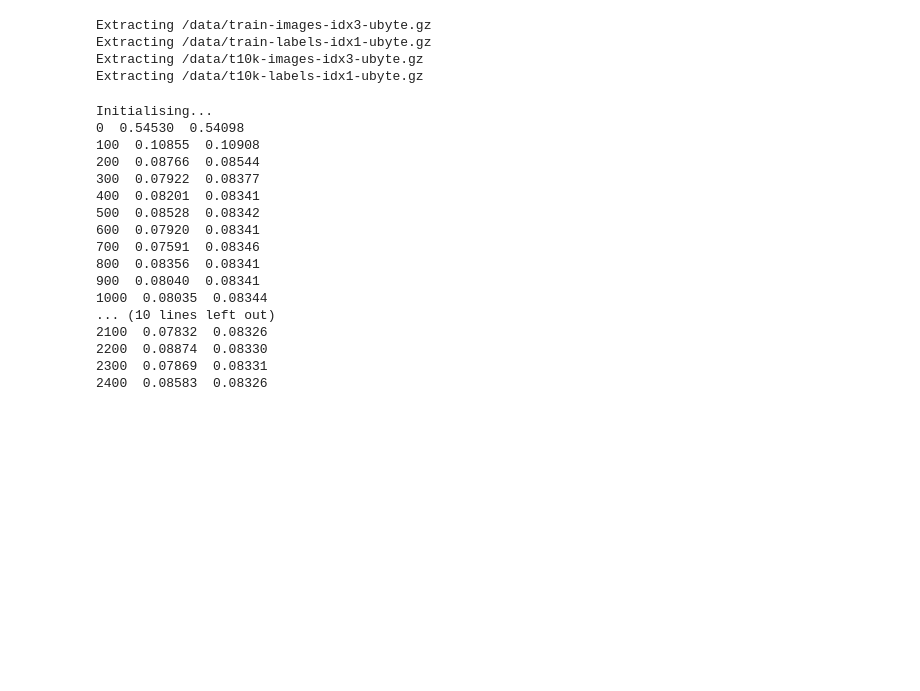
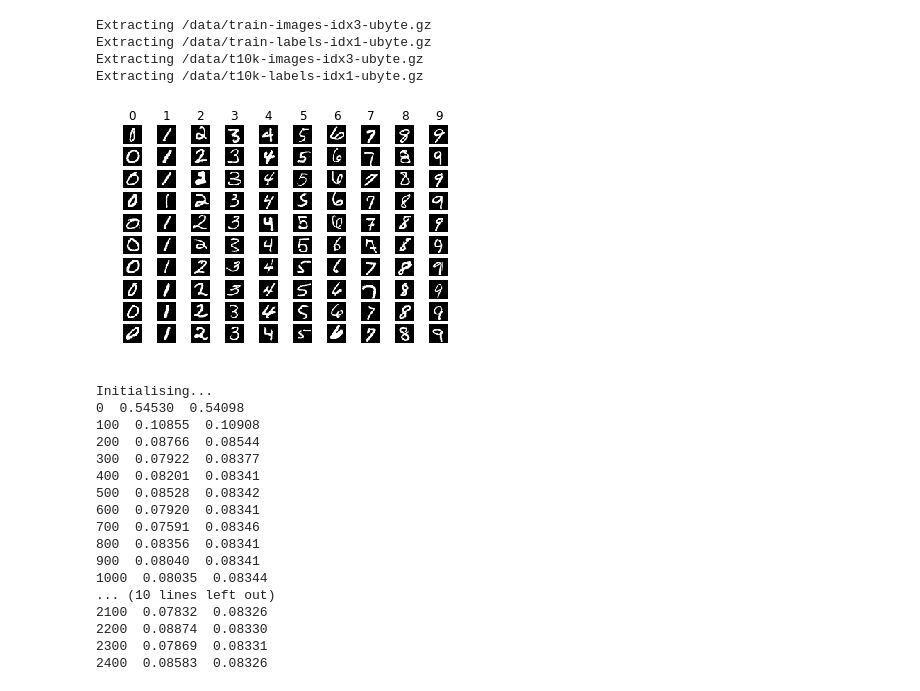
Before and after one commit to jameswilder/notebook, a Jupyter notebook: 02_mnist_simple_autoencoder.ipynb, the cells around one changed output. Cells and saved outputs as stored; diff of their text form; code cells hidden in the pictures; blank space fills up the shorter version.

Commit message:
Starting visualization

```diff
--- a/02_mnist_simple_autoencoder.ipynb
+++ b/02_mnist_simple_autoencoder.ipynb
@@ -11,6 +11,28 @@ Extracting /data/train-images-idx3-ubyte.gz
 Extracting /data/train-labels-idx1-ubyte.gz
 Extracting /data/t10k-images-idx3-ubyte.gz
 Extracting /data/t10k-labels-idx1-ubyte.gz
+# %%
+import matplotlib.pyplot as plt
+import numpy as np
+%matplotlib inline
+
+for i in range(10):
+    image = mnist.train.images[0]
+    digits = np.argmax(mnist.train.labels, 1)
+
+    idxs = (digits == i)
+
+    images = mnist.train.images[idxs][0:10]
+
+    for j in range(10):
+        plt.subplot(10, 10, i + j*10 + 1)
+        plt.imshow(images[j].reshape(28, 28), cmap='gray')
+        if j == 0:
+            plt.title(i)
+        plt.axis('off')
+plt.show()
+# %% [output]
+[figure, added]
 # %%
 def weight_variable(shape):
   initial = tf.truncated_normal(shape, stddev=0.1)
```
